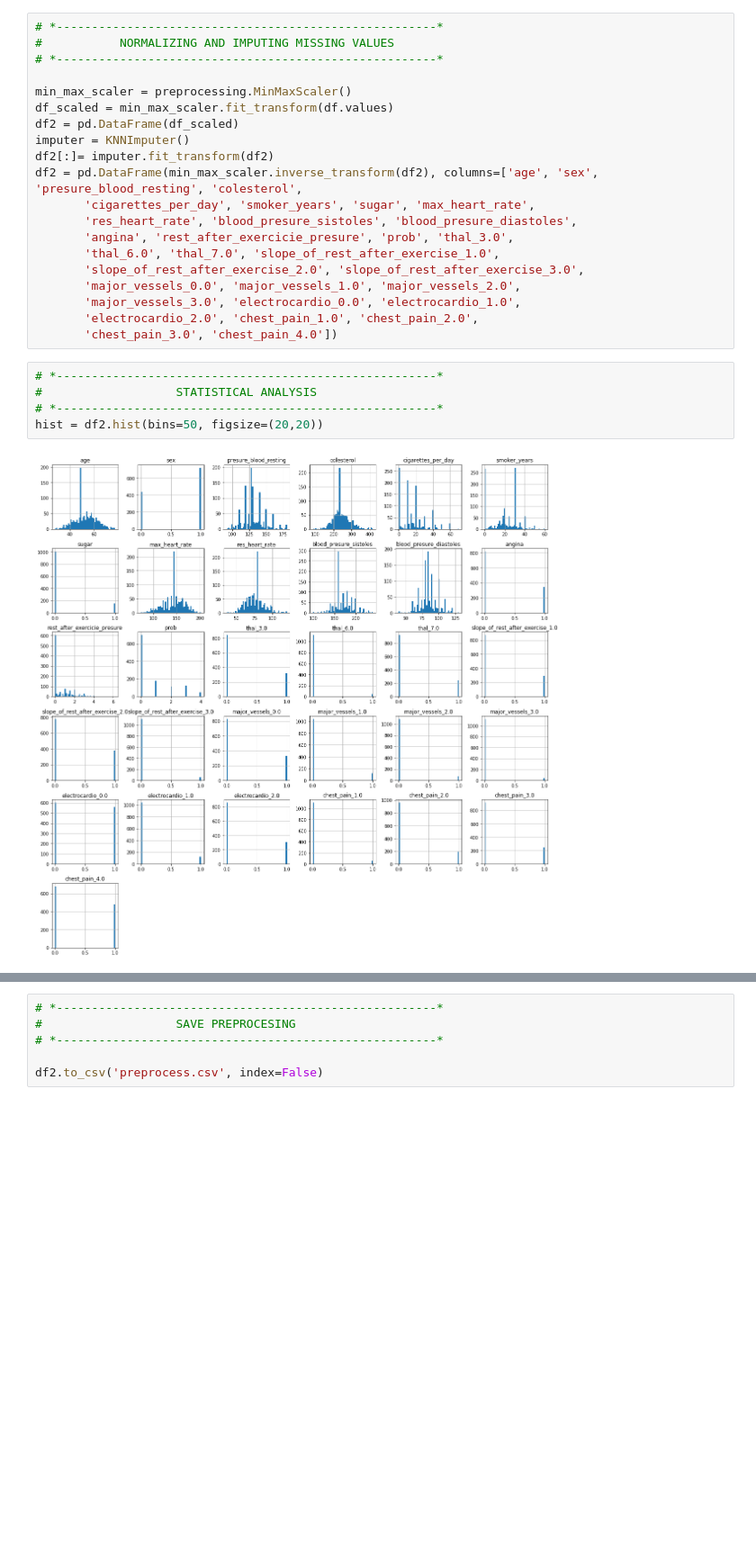
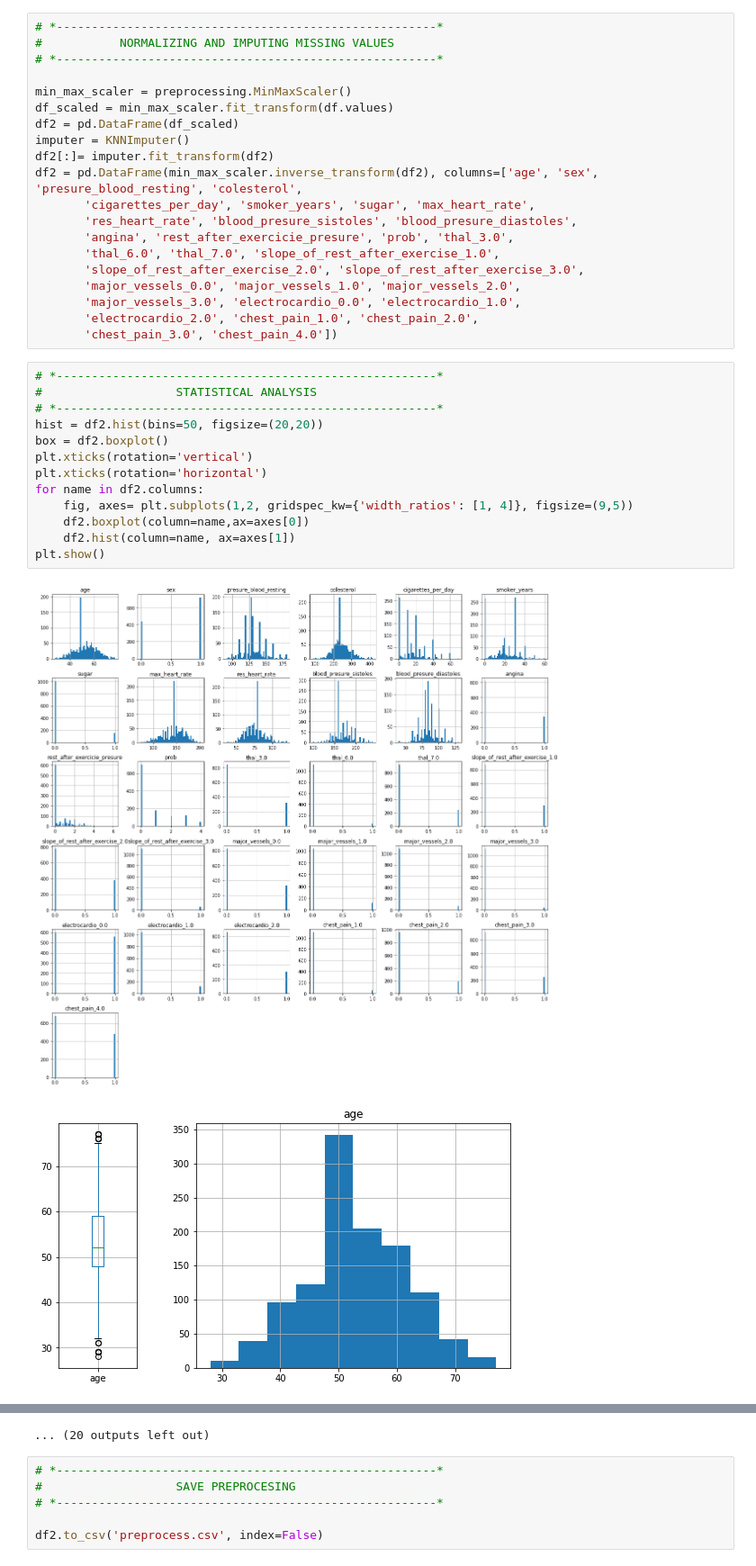
Before and after one commit to Asocsar/APA, a Jupyter notebook: script/APA_Trabajo.ipynb, the cells around one changed output, grey strips where cells are left out. Shown at 90% size. Cells and saved outputs as stored; diff of their text form; blank space fills up the shorter version.

```diff
--- a/script/APA_Trabajo.ipynb
+++ b/script/APA_Trabajo.ipynb
@@ -184,10 +184,19 @@ df2 = pd.DataFrame(min_max_scaler.inverse_transform(df2), columns=['age', 'sex',
        'major_vessels_3.0', 'electrocardio_0.0', 'electrocardio_1.0',
        'electrocardio_2.0', 'chest_pain_1.0', 'chest_pain_2.0',
        'chest_pain_3.0', 'chest_pain_4.0'])
-# %%
-# *------------------------------------------------------*
-#                   STATISTICAL ANALYSIS
-# *------------------------------------------------------*
-hist = df2.hist(bins=50, figsize=(20,20))
-# %% [output]
-[figure, removed]
+# %%
+# *------------------------------------------------------*
+#                   STATISTICAL ANALYSIS
+# *------------------------------------------------------*
+hist = df2.hist(bins=50, figsize=(20,20))
+box = df2.boxplot()
+plt.xticks(rotation='vertical')
+plt.xticks(rotation='horizontal')
+for name in df2.columns:
+    fig, axes= plt.subplots(1,2, gridspec_kw={'width_ratios': [1, 4]}, figsize=(9,5))
+    df2.boxplot(column=name,ax=axes[0])
+    df2.hist(column=name, ax=axes[1])
+plt.show()
+# %% [output]
+[figure, added]
+[figure, added]
@@ -194,3 +213,4 @@ hist = df2.hist(bins=50, figsize=(20,20))
+... (20 outputs left out)
 # %%
 # *------------------------------------------------------*
 #                   SAVE PREPROCESING
```
Also changed, not shown: parts of 1 cell of this notebook, 1 other file.
